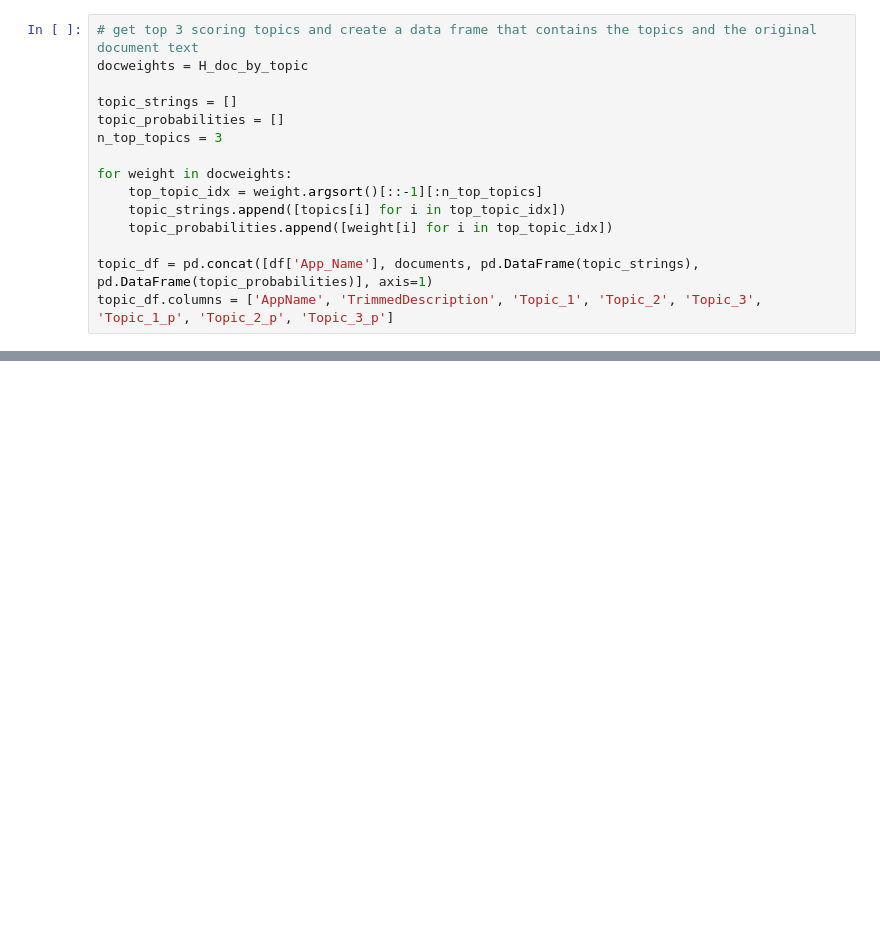
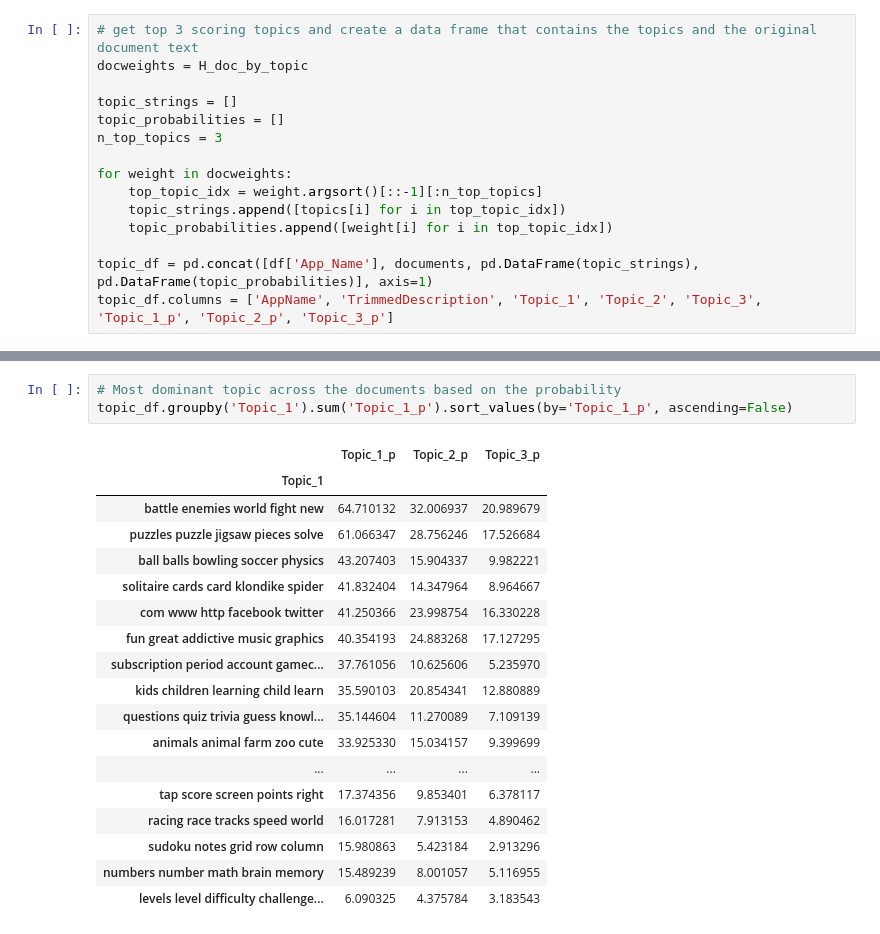
Before and after one commit to tsido/lda-thesis, a Jupyter notebook: topic_extraction/NMF/NMF-topicmodel.ipynb, the cells around one changed output, grey strips where cells are left out. Cells and saved outputs as stored; diff of their text form; blank space fills up the shorter version.

```diff
--- a/topic_extraction/NMF/NMF-topicmodel.ipynb
+++ b/topic_extraction/NMF/NMF-topicmodel.ipynb
@@ -75,0 +100,22 @@ topic_df
+# %%
+# Most dominant topic across the documents based on the probability
+topic_df.groupby('Topic_1').sum('Topic_1_p').sort_values(by='Topic_1_p', ascending=False)
+# %% [output]
+|  | Topic_1_p | Topic_2_p | Topic_3_p |
+| Topic_1 |  |  |  |
+| battle enemies world fight new | 64.710132 | 32.006937 | 20.989679 |
+| puzzles puzzle jigsaw pieces solve | 61.066347 | 28.756246 | 17.526684 |
+| ball balls bowling soccer physics | 43.207403 | 15.904337 | 9.982221 |
+| solitaire cards card klondike spider | 41.832404 | 14.347964 | 8.964667 |
+| com www http facebook twitter | 41.250366 | 23.998754 | 16.330228 |
+| fun great addictive music graphics | 40.354193 | 24.883268 | 17.127295 |
+| subscription period account gamec... | 37.761056 | 10.625606 | 5.235970 |
+| kids children learning child learn | 35.590103 | 20.854341 | 12.880889 |
+| questions quiz trivia guess knowl... | 35.144604 | 11.270089 | 7.109139 |
+| animals animal farm zoo cute | 33.925330 | 15.034157 | 9.399699 |
+| ... | ... | ... | ... |
+| tap score screen points right | 17.374356 | 9.853401 | 6.378117 |
+| racing race tracks speed world | 16.017281 | 7.913153 | 4.890462 |
+| sudoku notes grid row column | 15.980863 | 5.423184 | 2.913296 |
+| numbers number math brain memory | 15.489239 | 8.001057 | 5.116955 |
+| levels level difficulty challenge... | 6.090325 | 4.375784 | 3.183543 |
```
Also changed, not shown: parts of 4 cells of this notebook.
